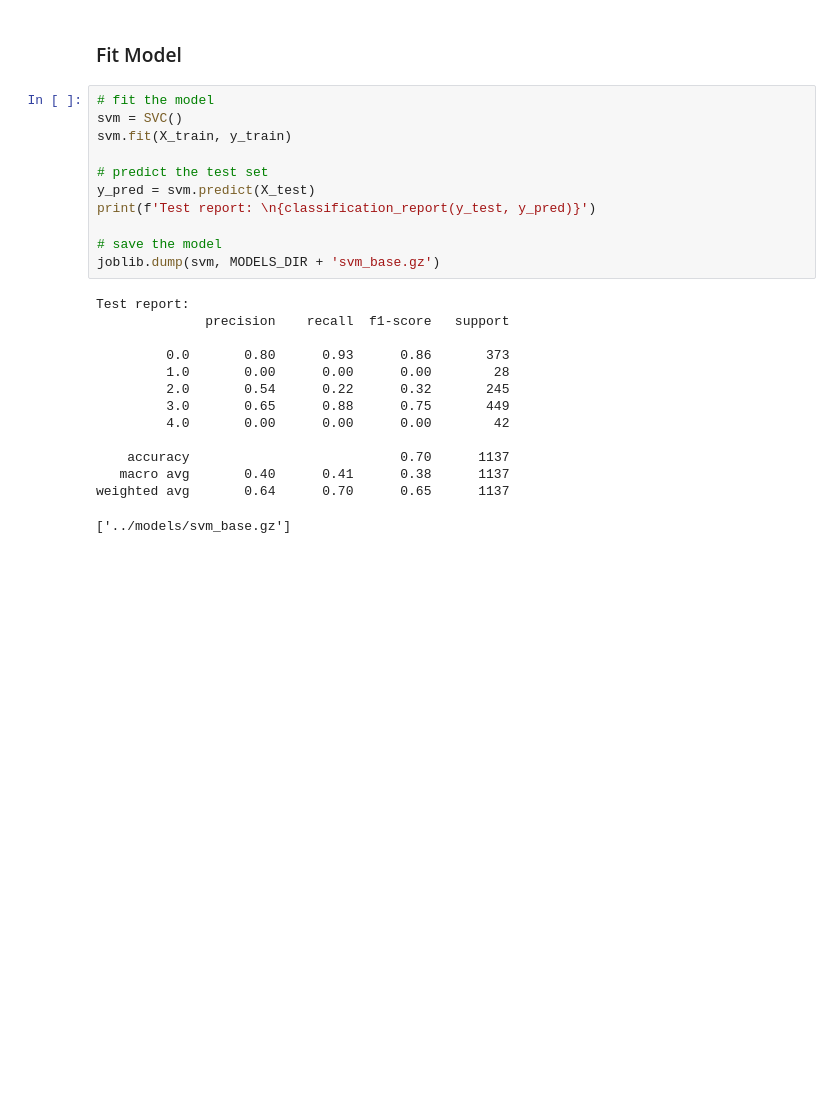
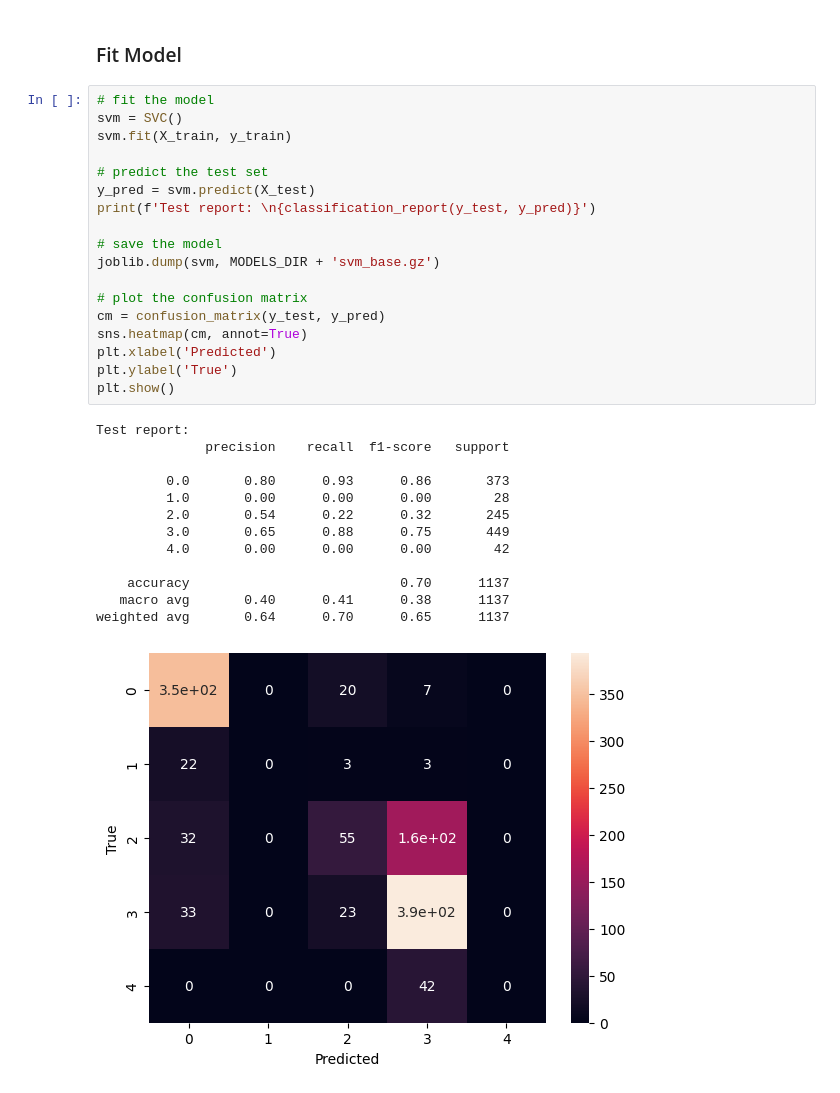
Before and after one commit to DavideLigari01/advanced-biomedical-project, a Jupyter notebook: notebooks/model.ipynb, the cells around one changed output. Drawn from its saved outputs; the diff is of its cells as text; blank space fills up the shorter version.

Commit message:
model analysis

```diff
--- a/notebooks/model.ipynb
+++ b/notebooks/model.ipynb
@@ -51,28 +53,35 @@ X_train, X_test, y_train, y_test = train_test_split(data[:, :-1], data[:, -1], t
 # %%
 # fit the model
 svm = SVC()
 svm.fit(X_train, y_train)
 
 # predict the test set
 y_pred = svm.predict(X_test)
 print(f'Test report: \n{classification_report(y_test, y_pred)}')
 
 # save the model
 joblib.dump(svm, MODELS_DIR + 'svm_base.gz')
+
+# plot the confusion matrix
+cm = confusion_matrix(y_test, y_pred)
+sns.heatmap(cm, annot=True)
+plt.xlabel('Predicted')
+plt.ylabel('True')
+plt.show()
 # %% [output]
 Test report:
               precision    recall  f1-score   support
 
          0.0       0.80      0.93      0.86       373
          1.0       0.00      0.00      0.00        28
          2.0       0.54      0.22      0.32       245
          3.0       0.65      0.88      0.75       449
          4.0       0.00      0.00      0.00        42
 
     accuracy                           0.70      1137
    macro avg       0.40      0.41      0.38      1137
 weighted avg       0.64      0.70      0.65      1137
-['../models/svm_base.gz']
+[figure, added]
 # %%
 # fit the model
 rf = RandomForestClassifier()
```
Also changed, not shown: parts of 3 cells of this notebook, 2 other files.
